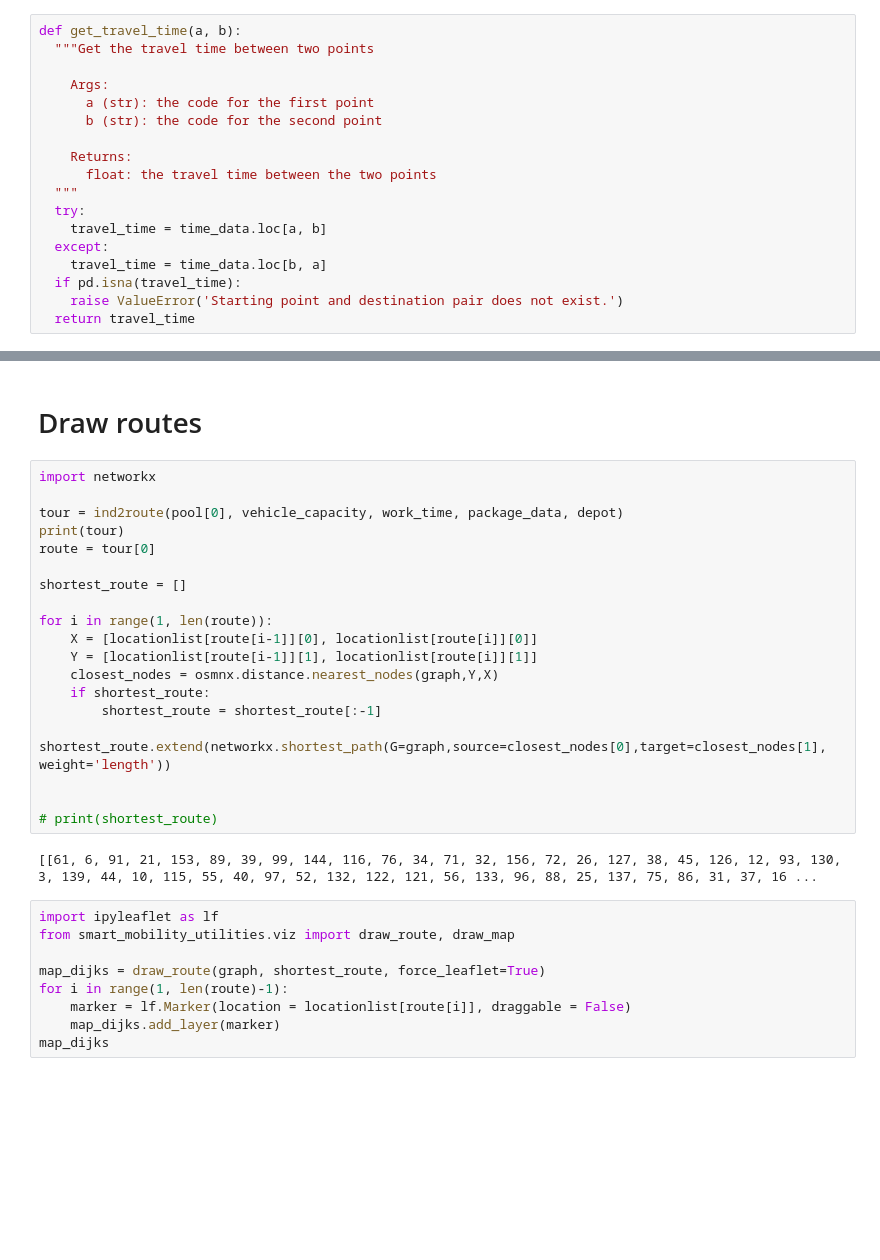
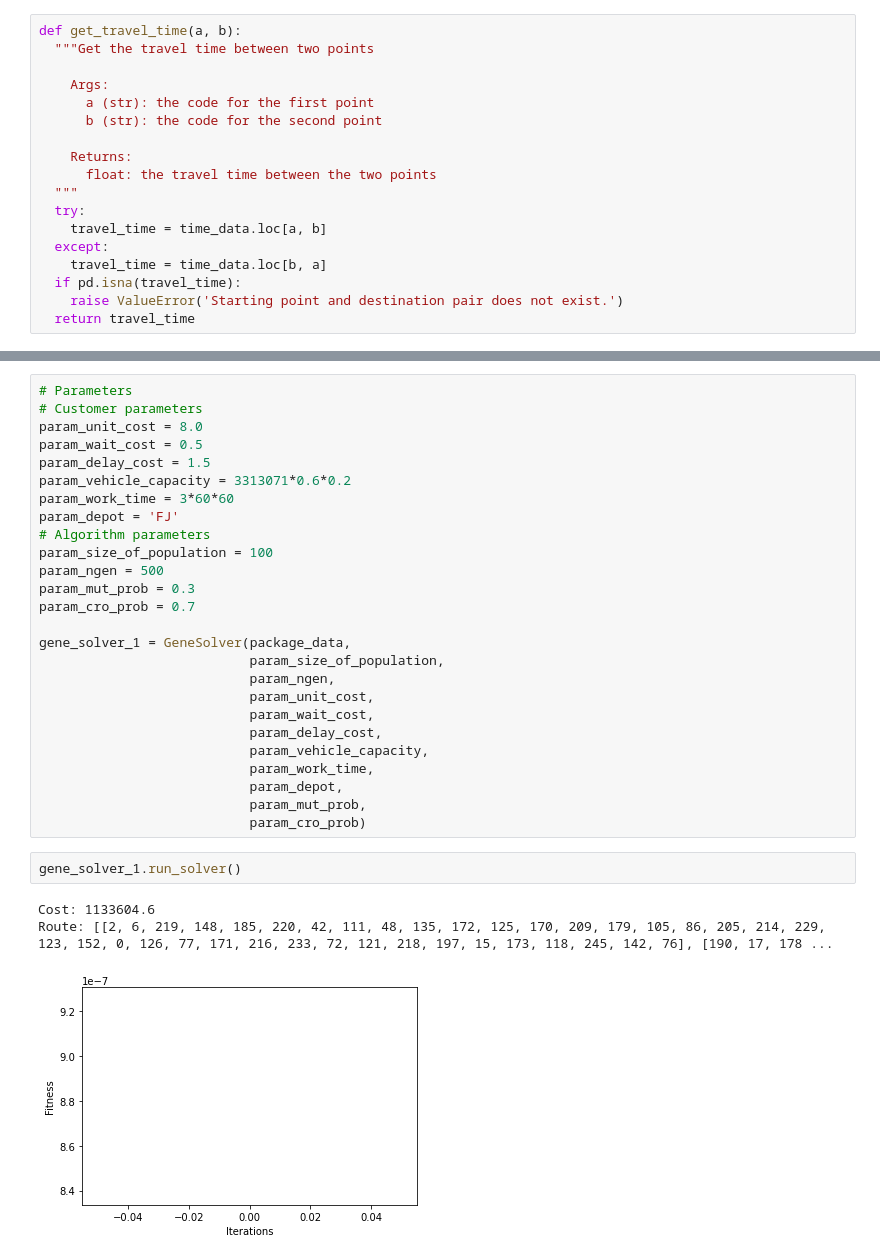
Before and after one commit to wxlomo/Last-mile-Delivery-Scheduling-and-Rescheduling, a Jupyter notebook: project.ipynb, the cells around one changed output, grey strips where cells are left out. Saved outputs shown, nothing was run; the diff lists cells and outputs as text; blank space fills up the shorter version.

```diff
--- a/project.ipynb
+++ b/project.ipynb
@@ -306,32 +248,32 @@ plt.plot(best_at_gen)
-# %% [markdown]
-# Draw routes
-# %%
-import networkx
-
-tour = ind2route(pool[0], vehicle_capacity, work_time, package_data, depot)
-print(tour)
-route = tour[0]
-
-shortest_route = []
-
-for i in range(1, len(route)):
-    X = [locationlist[route[i-1]][0], locationlist[route[i]][0]]
-    Y = [locationlist[route[i-1]][1], locationlist[route[i]][1]]
-    closest_nodes = osmnx.distance.nearest_nodes(graph,Y,X)
-    if shortest_route:
-        shortest_route = shortest_route[:-1]
-    shortest_route.extend(networkx.shortest_path(G=graph,source=closest_nodes[0],target=closest_nodes[1], weight='length'))
-
-
-# print(shortest_route)
-# %% [output]
-[[61, 6, 91, 21, 153, 89, 39, 99, 144, 116, 76, 34, 71, 32, 156, 72, 26, 127, 38, 45, 126, 12, 93, 130, 3, 139, 44, 10, 115, 55, 40, 97, 52, 132, 122, 121, 56, 133, 96, 88, 25, 137, 75, 86, 31, 37, 16 ...
-# %%
-import ipyleaflet as lf
-from smart_mobility_utilities.viz import draw_route, draw_map
-
-map_dijks = draw_route(graph, shortest_route, force_leaflet=True)
-for i in range(1, len(route)-1):
-    marker = lf.Marker(location = locationlist[route[i]], draggable = False)
-    map_dijks.add_layer(marker)
-map_dijks
+# %%
+# Parameters
+# Customer parameters
+param_unit_cost = 8.0
+param_wait_cost = 0.5
+param_delay_cost = 1.5
+param_vehicle_capacity = 3313071*0.6*0.2
+param_work_time = 3*60*60
+param_depot = 'FJ'
+# Algorithm parameters
+param_size_of_population = 100
+param_ngen = 500
+param_mut_prob = 0.3
+param_cro_prob = 0.7
+
+gene_solver_1 = GeneSolver(package_data,
+                           param_size_of_population,
+                           param_ngen,
+                           param_unit_cost,
+                           param_wait_cost,
+                           param_delay_cost,
+                           param_vehicle_capacity,
+                           param_work_time,
+                           param_depot,
+                           param_mut_prob,
+                           param_cro_prob)
+# %%
+gene_solver_1.run_solver()
+# %% [output]
+Cost: 1133604.6
+Route: [[2, 6, 219, 148, 185, 220, 42, 111, 48, 135, 172, 125, 170, 209, 179, 105, 86, 205, 214, 229, 123, 152, 0, 126, 77, 171, 216, 233, 72, 121, 218, 197, 15, 173, 118, 245, 142, 76], [190, 17, 178 ...
+[figure, added]
```
Also changed, not shown: parts of 24 cells of this notebook, 1 other file.
